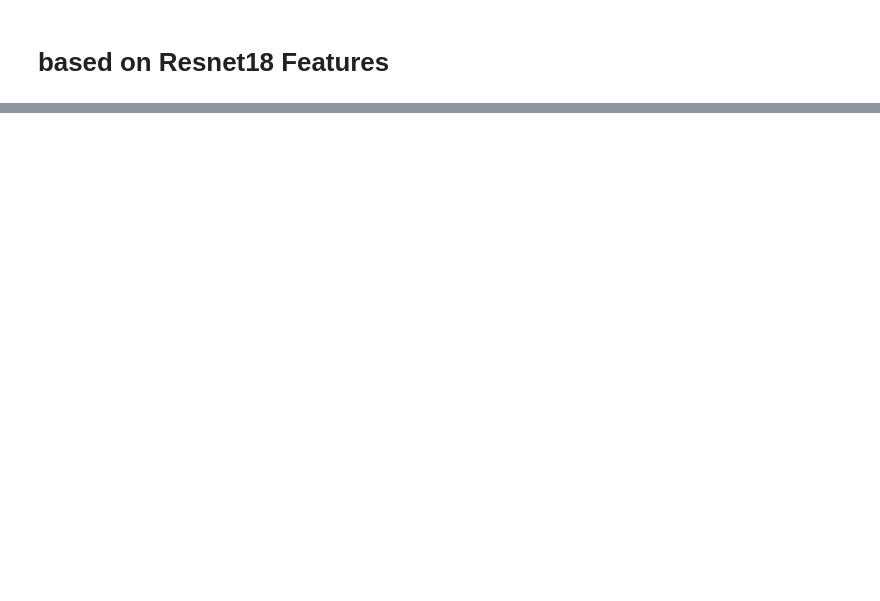
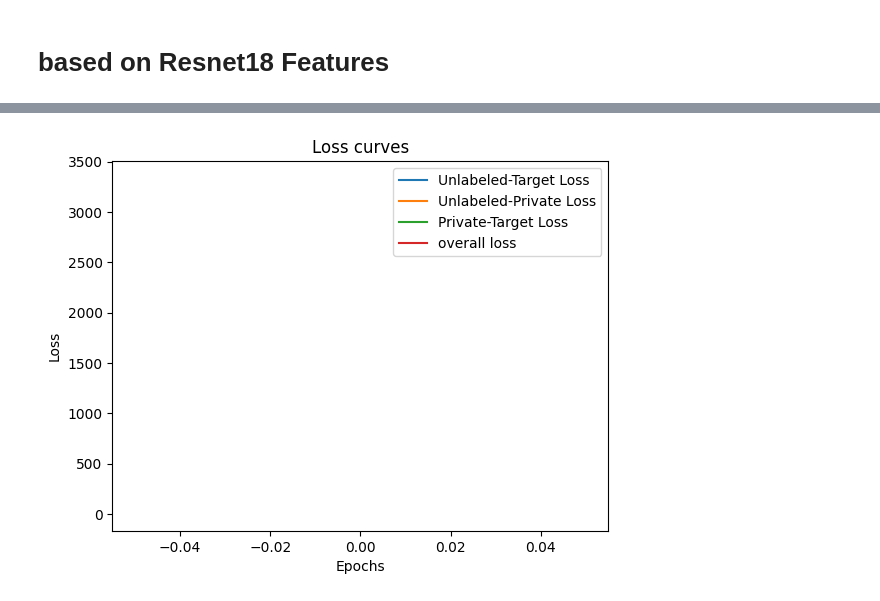
Before and after one commit to venkatapathy/sinkhorn-minibatch, a Jupyter notebook: cifar_minibatchsinkhorn.ipynb, the cells around one changed output, grey strips where cells are left out. Cells and saved outputs as stored; diff of their text form; code cells hidden in the pictures; blank space fills up the shorter version.

```diff
--- a/cifar_minibatchsinkhorn.ipynb
+++ b/cifar_minibatchsinkhorn.ipynb
@@ -833,6 +722,8 @@ loss_values_unlabeled_target = []
 loss_values_unlabeled_private = []
 loss_values_private_target = []
 
+# Initialize loss_avg as a tensor with requires_grad=True
+loss_avg = torch.tensor(0.0, requires_grad=True)
 
 # Loop over the datasets 10 times
 for epoch in range(100):
@@ -840,6 +731,8 @@ for epoch in range(100):
     losses = []
     weights_unlabeled_target.grad = None  # Reset gradients at the beginning of each epoch
     weights_unlabeled_private.grad = None  # Reset gradients at the beginning of each epoch
+    # Reset loss_avg for each epoch
+    loss_avg.data = torch.tensor(0.0, requires_grad=True)
 
     for batch_idx, batch in enumerate(zip(unlabeled_loader, target_loader, private_loader)):
         unlabeled_images, _ = batch[0]
@@ -877,21 +770,18 @@ for epoch in range(100):
         loss_values_private_target.append(loss_private_target.item())
 
 
-        loss = loss_unlabeled_target + loss_unlabeled_private - loss_private_target
+        loss = loss_unlabeled_target #+ loss_unlabeled_private - loss_private_target
         print(f"Loss unlabeled-target: {loss_unlabeled_target.item()}, Loss unlabeled-private: {loss_unlabeled_private.item()}, Loss private-target: {loss_private_target.item()}")
-        losses.append(loss.item())
-
-        # Compute gradients for the loss
-        loss.backward()  # Gradients are accumulated over mini-batches
+        # Accumulate loss into loss_avg
+        loss_avg = loss_avg + loss / len(unlabeled_loader)
 
 
-
-    # Average the loss over all mini-batches
-    loss_avg = sum(losses) / len(losses)
+    #After all batches have been processed, compute gradients for loss_avg
+    loss_avg.backward()
 
     # Update the weights based on the accumulated gradients
     optimizer_target.step()
-    optimizer_private.step()
+    #optimizer_private.step()
 
     # Step the learning rate scheduler
     #scheduler_target.step()
@@ -967,7 +853,7 @@ from geomloss import SamplesLoss
 from torch import optim
 from torchvision.datasets import CIFAR10
 import random
-from torchvision.models import resnet50
+from torchvision.models import resnet50, resnet18
 
 # Define a function to project weights to a simplex
 def project_simplex(v):
@@ -1037,14 +923,14 @@ target_loader = DataLoader(target_dataset, batch_size=len(target_dataset), shuff
 private_loader = DataLoader(private_dataset, batch_size=len(private_dataset), shuffle=False)
 
 # Load the pretrained ResNet18 model
-model = resnet50(pretrained=True)
+model = resnet18(pretrained=True)
 
 # Set the model to evaluation mode
 model.eval()
 
 
 # Create a loss function using GeomLoss
-sinkhorn_loss = SamplesLoss(loss="sinkhorn", p=2, blur=0.01)
+sinkhorn_loss = SamplesLoss(loss="sinkhorn", p=2, blur=0.1)
 
 # Initialize weights for the unlabeled_images for target and private
 weights_unlabeled_target = torch.full((len(unlabeled_dataset), 1), 1.0 / len(unlabeled_dataset), requires_grad=True)
@@ -1053,25 +939,30 @@ weights_target = torch.full((len(target_dataset), 1), 1.0 / len(target_dataset),
 weights_private = torch.full((len(private_dataset), 1), 1.0 / len(private_dataset), requires_grad=False)
 
 # Define an optimizer for each set of weights
-optimizer_target = optim.Adam([weights_unlabeled_target], lr=.05)
-optimizer_private = optim.Adam([weights_unlabeled_private], lr=.05)
+optimizer_target = optim.Adagrad([weights_unlabeled_target], lr=.1)
+optimizer_private = optim.Adagrad([weights_unlabeled_private], lr=.1)
 
 # Define the learning rate scheduler
-#scheduler_target = torch.optim.lr_scheduler.StepLR(optimizer_target, step_size=10, gamma=0.1)
-#scheduler_private = torch.optim.lr_scheduler.StepLR(optimizer_private, step_size=10, gamma=0.1)
+scheduler_target = torch.optim.lr_scheduler.StepLR(optimizer_target, step_size=4, gamma=0.1)
+scheduler_private = torch.optim.lr_scheduler.StepLR(optimizer_private, step_size=4, gamma=0.1)
 
 # Create lists to store the loss values
 loss_values_unlabeled_target = []
 loss_values_unlabeled_private = []
 loss_values_private_target = []
+overall_loss=[]
+
 
 
 # Loop over the datasets 10 times
-for epoch in range(100):
+for epoch in range(20):
 
     losses = []
     weights_unlabeled_target.grad = None  # Reset gradients at the beginning of each epoch
     weights_unlabeled_private.grad = None  # Reset gradients at the beginning of each epoch
+
+   # Initialize loss_avg as a tensor with requires_grad=True
+    loss_avg = torch.tensor(0.0, requires_grad=True)
 
     for batch_idx, batch in enumerate(zip(unlabeled_loader, target_loader, private_loader)):
         unlabeled_images, _ = batch[0]
@@ -1118,25 +1009,26 @@ for epoch in range(100):
         loss_values_private_target.append(loss_private_target.item())
 
 
-        loss = loss_unlabeled_target #+ loss_unlabeled_private #- loss_private_target
+        loss = loss_unlabeled_target + loss_unlabeled_private - 0.3*loss_private_target
+        overall_loss.append(loss.item())
         print(f"Loss unlabeled-target: {loss_unlabeled_target.item()}, Loss unlabeled-private: {loss_unlabeled_private.item()}, Loss private-target: {loss_private_target.item()}")
-        losses.append(loss.item())
+        # Accumulate loss into loss_avg
+        loss_avg = loss_avg + loss / len(unlabeled_loader)
 
-        # Compute gradients for the loss
-        loss.backward()  # Gradients are accumulated over mini-batches
+
 
 
 
     # Average the loss over all mini-batches
-    loss_avg = sum(losses) / len(losses)
+    loss_avg.backward()
 
     # Update the weights based on the accumulated gradients
     optimizer_target.step()
     optimizer_private.step()
 
     # Step the learning rate scheduler
-    #scheduler_target.step()
-    #scheduler_private.step()
+    scheduler_target.step()
+    scheduler_private.step()
 
 
 
@@ -1171,26 +1063,26 @@ for epoch in range(100):
     for weight, idx, label in zip(top_weights_private, top_indices_private, top_labels_private):
         print(f"Weight: {weight}, Index: {idx}, Label: {label}")
 
-import matplotlib.pyplot as plt
+    import matplotlib.pyplot as plt
 
-# Create a figure and a set of subplots
-fig, ax = plt.subplots()
+    # Create a figure and a set of subplots
+    fig, ax = plt.subplots()
 
-# Plot the loss values
-ax.plot(loss_values_unlabeled_target, label='Unlabeled-Target Loss')
-ax.plot(loss_values_unlabeled_private, label='Unlabeled-Private Loss')
-ax.plot(loss_values_private_target, label='Private-Target Loss')
+    # Plot the loss values
+    ax.plot(loss_values_unlabeled_target, label='Unlabeled-Target Loss')
+    ax.plot(loss_values_unlabeled_private, label='Unlabeled-Private Loss')
+    ax.plot(loss_values_private_target, label='Private-Target Loss')
+    ax.plot(overall_loss,label='overall loss')
+    # Set the labels and title
+    ax.set_xlabel('Epochs')
+    ax.set_ylabel('Loss')
+    ax.set_title('Loss curves')
 
-# Set the labels and title
-ax.set_xlabel('Epochs')
-ax.set_ylabel('Loss')
-ax.set_title('Loss curves')
+    # Add a legend
+    ax.legend()
 
-# Add a legend
-ax.legend()
-
-# Show the plot
-plt.show()
+    # Show the plot
+    plt.show()
 # %% [output]
 Files already downloaded and verified
 target and private datasets size is: 100
@@ -1211,0 +1104 @@ Weight: 2.007628972933162e-05, Index: 33207, Label: 5
+[figure, added]
```
Also changed, not shown: parts of 9 cells of this notebook.
